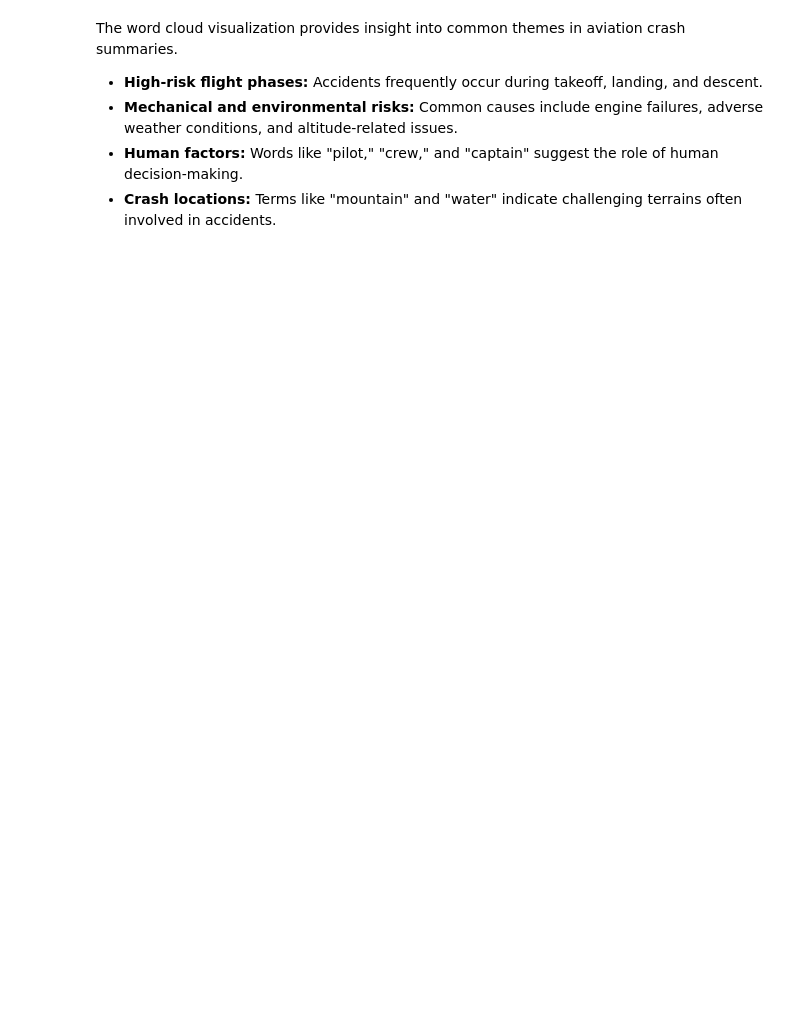
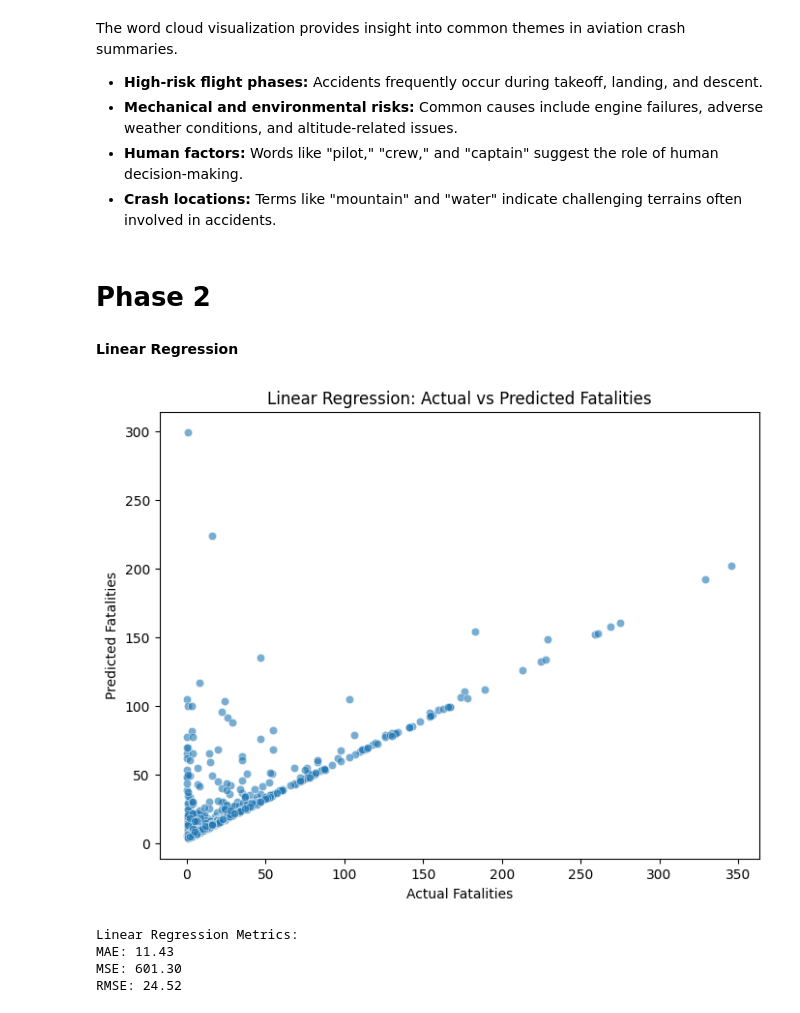
Before and after one commit to Suh716/Airplane-Crash-Data-Analysis-and-EDAs, a Jupyter notebook: airplane_crash_data_analysis.ipynb, the cells around one changed output. Saved outputs shown, nothing was run; the diff lists cells and outputs as text; code cells hidden in the pictures; blank space fills up the shorter version.

```diff
--- a/airplane_crash_data_analysis.ipynb
+++ b/airplane_crash_data_analysis.ipynb
@@ -338,3 +359,60 @@ The word cloud visualization provides insight into common themes in aviation cra
 *   **Mechanical and environmental risks:** Common causes include engine failures, adverse weather conditions, and altitude-related issues.
 * **Human factors:** Words like "pilot," "crew," and "captain" suggest the role of human decision-making.
 * **Crash locations:** Terms like "mountain" and "water" indicate challenging terrains often involved in accidents.
+# %% [markdown]
+# **Phase 2**
+# %% [markdown]
+**Linear Regression**
+# %%
+# Drop rows with missing values in relevant columns
+df_clean = df[['Aboard', 'Ground', 'Fatalities', 'Date']].dropna()
+
+# Convert 'Date' to datetime format and extract the year
+df_clean['Date'] = pd.to_datetime(df_clean['Date'], errors='coerce')
+df_clean['Year'] = df_clean['Date'].dt.year
+df_clean = df_clean.drop(columns=['Date'])
+
+
+# Prepare for Linear Regression
+X_reg = df_clean[['Aboard', 'Ground', 'Year']]
+y_reg = df_clean['Fatalities']
+
+# Train-test split
+X_train_reg, X_test_reg, y_train_reg, y_test_reg = train_test_split(X_reg, y_reg, test_size=0.2, random_state=42)
+
+# Standardizing features
+scaler = StandardScaler()
+X_train_reg_scaled = scaler.fit_transform(X_train_reg)
+X_test_reg_scaled = scaler.transform(X_test_reg)
+
+# Train Linear Regression model
+lin_reg = LinearRegression()
+lin_reg.fit(X_train_reg_scaled, y_train_reg)
+
+# Predict
+y_pred_reg = lin_reg.predict(X_test_reg_scaled)
+
+# Evaluate regression model
+mae = mean_absolute_error(y_test_reg, y_pred_reg)
+mse = mean_squared_error(y_test_reg, y_pred_reg)
+rmse = np.sqrt(mse)
+
+# Visualization - Actual vs. Predicted Fatalities
+plt.figure(figsize=(8, 6))
+sns.scatterplot(x=y_test_reg, y=y_pred_reg, alpha=0.6)
+plt.xlabel("Actual Fatalities")
+plt.ylabel("Predicted Fatalities")
+plt.title("Linear Regression: Actual vs Predicted Fatalities")
+plt.show()
+
+# Display Evaluation Metrics
+print("Linear Regression Metrics:")
+print(f"MAE: {mae:.2f}")
+print(f"MSE: {mse:.2f}")
+print(f"RMSE: {rmse:.2f}")
+# %% [output]
+[figure, added]
+Linear Regression Metrics:
+MAE: 11.43
+MSE: 601.30
+RMSE: 24.52
```
Also changed, not shown: parts of 26 cells of this notebook.
